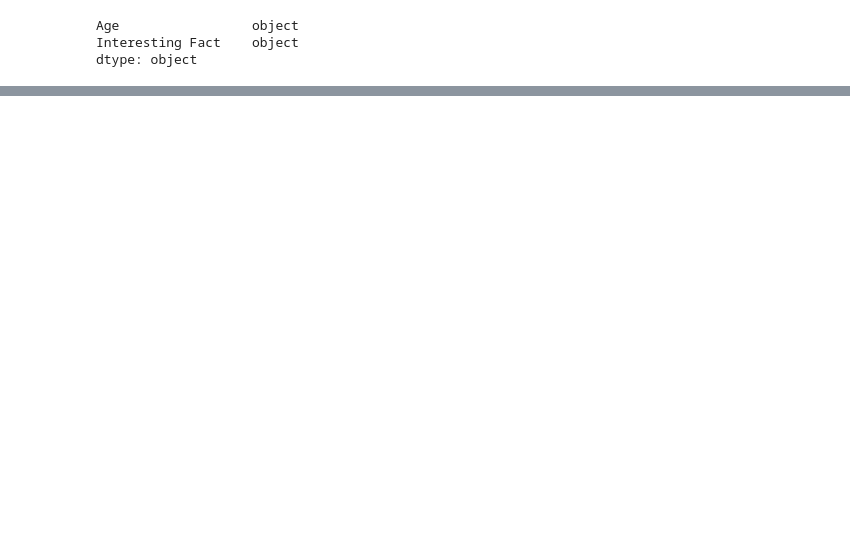
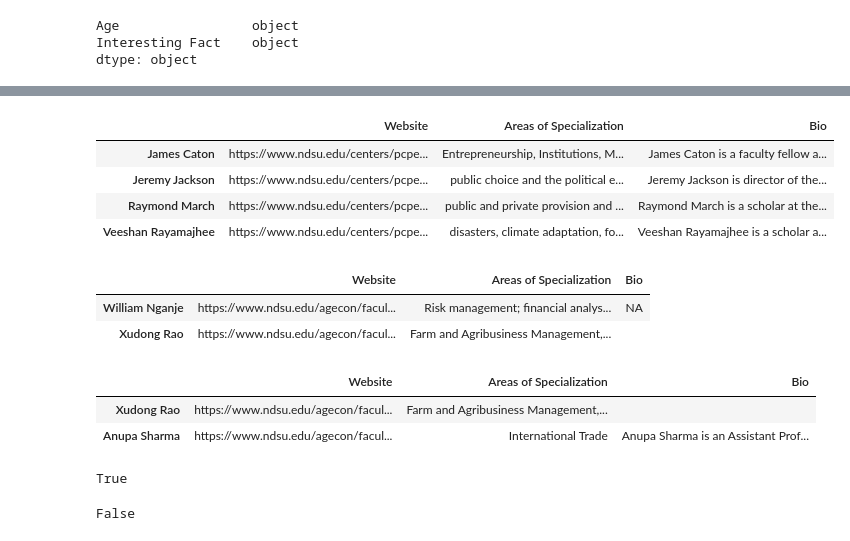
Before and after one commit to iadubovoy/ECON_411, a Jupyter notebook: In-Class Projects/Project 3 - Dictionaries and Definitions.ipynb, the cells around one changed output, grey strips where cells are left out. Cells and saved outputs as stored; diff of their text form; code cells hidden in the pictures; blank space fills up the shorter version.

```diff
--- a/In-Class Projects/Project 3 - Dictionaries and Definitions.ipynb
+++ b/In-Class Projects/Project 3 - Dictionaries and Definitions.ipynb
@@ -275,0 +313,2 @@ faculty_dict
+# %%
+faculty_df = pd.DataFrame(faculty_dict).T
@@ -275,0 +439,31 @@ faculty_dict
+# %%
+names = ["Jeremy Jackson", "Raymond March", "Veeshan Rayamajhee", "James Caton"]
+faculty_df[faculty_df.index.isin(names)]
+# %% [output]
+|  | Website | Areas of Specialization | Bio |
+| James Caton | https://www.ndsu.edu/centers/pcpe... | Entrepreneurship, Institutions, M... | James Caton is a faculty fellow a... |
+| Jeremy Jackson | https://www.ndsu.edu/centers/pcpe... | public choice and the political e... | Jeremy Jackson is director of the... |
+| Raymond March | https://www.ndsu.edu/centers/pcpe... | public and private provision and ... | Raymond March is a scholar at the... |
+| Veeshan Rayamajhee | https://www.ndsu.edu/centers/pcpe... | disasters, climate adaptation, fo... | Veeshan Rayamajhee is a scholar a... |
+# %%
+faculty_df[faculty_df["Areas of Specialization"].str.contains("Risk")]
+# %% [output]
+|  | Website | Areas of Specialization | Bio |
+| William Nganje | https://www.ndsu.edu/agecon/facul... | Risk management; financial analys... | NA |
+| Xudong Rao | https://www.ndsu.edu/agecon/facul... | Farm and Agribusiness Management,... |  |
+# %%
+faculty_df[faculty_df["Areas of Specialization"].str.contains("International")]
+# %% [output]
+|  | Website | Areas of Specialization | Bio |
+| Xudong Rao | https://www.ndsu.edu/agecon/facul... | Farm and Agribusiness Management,... |  |
+| Anupa Sharma | https://www.ndsu.edu/agecon/facul... | International Trade | Anupa Sharma is an Assistant Prof... |
+# %%
+lst = ["a" , "b" , "c" , "d"]
+"f" in lst or "c" in lst
+# %% [output]
+True
+# %%
+lst = ["a" , "b" , "c" , "d"]
+"f" in lst or "g" in lst
+# %% [output]
+False
```
Also changed, not shown: parts of 15 cells of this notebook, 6 other files.
